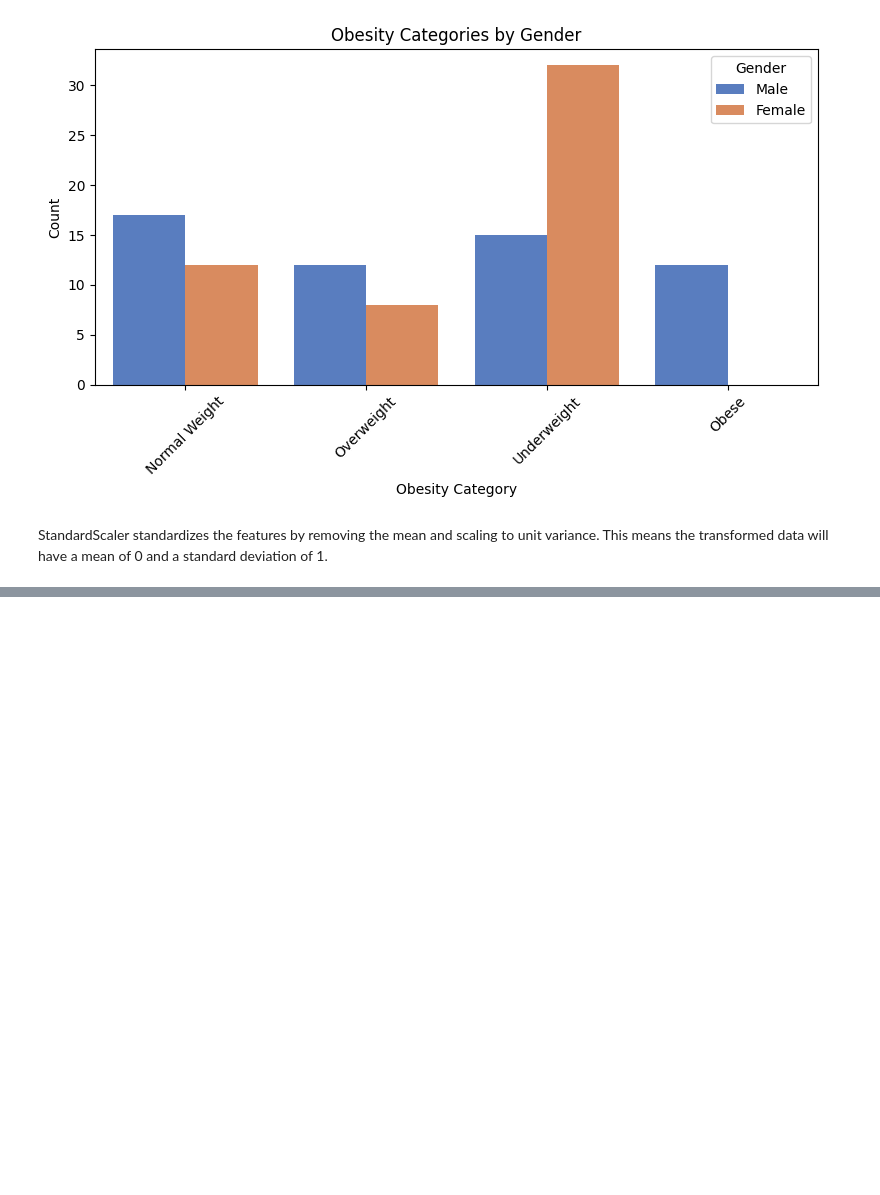
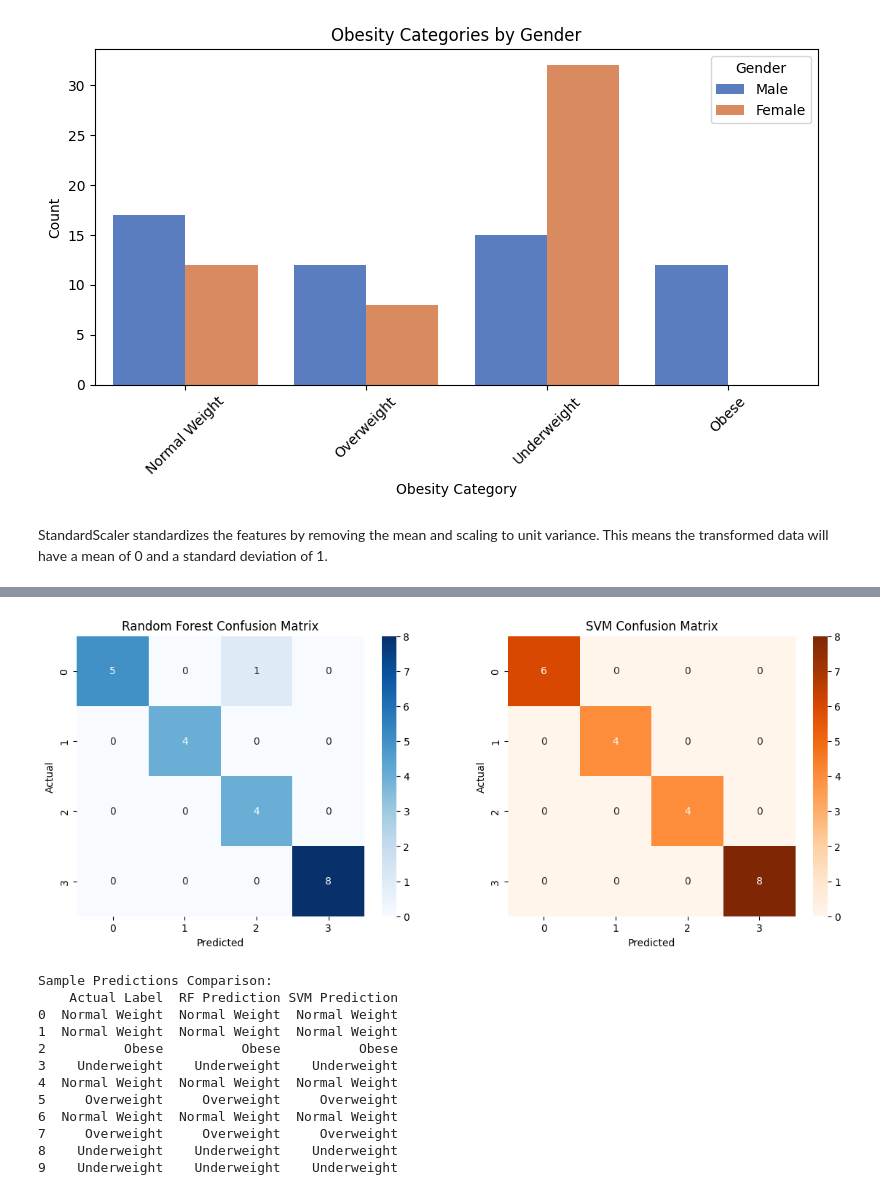
Before and after one commit to andradandu/Labs, a Jupyter notebook: scikit_learn/classification/classification-algorithm.ipynb, the cells around one changed output, grey strips where cells are left out. Drawn from its saved outputs; the diff is of its cells as text; code cells hidden in the pictures; blank space fills up the shorter version.

```diff
--- a/scikit_learn/classification/classification-algorithm.ipynb
+++ b/scikit_learn/classification/classification-algorithm.ipynb
@@ -319,0 +106,65 @@ Normal Weight       1.00      1.00      1.00         6
+# %%
+# Feature-target separation
+# We exclude 'ID' as it is just an index and 'Label' as it is the target
+X = df_cleaned[['Age', 'Gender', 'Height', 'Weight', 'BMI']]
+y = df_cleaned['Label']
+
+# One-hot encode 'Gender'
+X = pd.get_dummies(X, columns=['Gender'], drop_first=True)
+
+# Train-test split
+X_train, X_test, y_train, y_test = train_test_split(X, y, test_size=0.2, random_state=42)
+
+scaler = StandardScaler()
+X_train_scaled = scaler.fit_transform(X_train)
+X_test_scaled = scaler.transform(X_test)
+
+# Model 1: Random Forest
+rf_model = RandomForestClassifier(n_estimators=100, random_state=42)
+rf_model.fit(X_train_scaled, y_train)
+
+# Model 2: Support Vector Machine (Classification) (SVC)
+svc_model = SVC(kernel='linear', random_state=42)
+svc_model.fit(X_train_scaled, y_train)
+
+# 5. Make Predictions
+rf_pred = rf_model.predict(X_test_scaled)
+svc_pred = svc_model.predict(X_test_scaled)
+
+# 6. Evaluate and Compare Results
+rf_acc = accuracy_score(y_test, rf_pred)
+svc_acc = accuracy_score(y_test, svc_pred)
+
+print(f"Random Forest Accuracy: {rf_acc:.4f}")
+print(f"Support Vector Machine Accuracy: {svc_acc:.4f}")
+
+print("\n--- Random Forest Detailed Report ---")
+print(classification_report(y_test, rf_pred))
+
+print("\n--- Support Vector Machine Detailed Report ---")
+print(classification_report(y_test, svc_pred))
+
+# 7. Visualize Evaluation (Confusion Matrices)
+fig, ax = plt.subplots(1, 2, figsize=(14, 5))
+
+sns.heatmap(confusion_matrix(y_test, rf_pred), annot=True, fmt='d', cmap="Blues", ax=ax[0])
+ax[0].set_title("Random Forest Confusion Matrix")
+ax[0].set_xlabel("Predicted")
+ax[0].set_ylabel("Actual")
+
+sns.heatmap(confusion_matrix(y_test, svc_pred), annot=True, fmt='d', cmap="Oranges", ax=ax[1])
+ax[1].set_title("SVM Confusion Matrix")
+ax[1].set_xlabel("Predicted")
+ax[1].set_ylabel("Actual")
+
+plt.show()
+
+# 8. Comparison Table (Sample Predictions)
+results_df = pd.DataFrame({
+    "Actual Label": y_test.values,
+    "RF Prediction": rf_pred,
+    "SVM Prediction": svc_pred
+})
+print("\nSample Predictions Comparison:")
+print(results_df.head(10))
+# %% [output]
@@ -319,0 +188,13 @@ Normal Weight       1.00      1.00      1.00         6
+[figure, added]
+Sample Predictions Comparison:
+    Actual Label  RF Prediction SVM Prediction
+0  Normal Weight  Normal Weight  Normal Weight
+1  Normal Weight  Normal Weight  Normal Weight
+2          Obese          Obese          Obese
+3    Underweight    Underweight    Underweight
+4  Normal Weight  Normal Weight  Normal Weight
+5     Overweight     Overweight     Overweight
+6  Normal Weight  Normal Weight  Normal Weight
+7     Overweight     Overweight     Overweight
+8    Underweight    Underweight    Underweight
+9    Underweight    Underweight    Underweight
```
Also changed, not shown: parts of 10 cells of this notebook, 3 other files.
